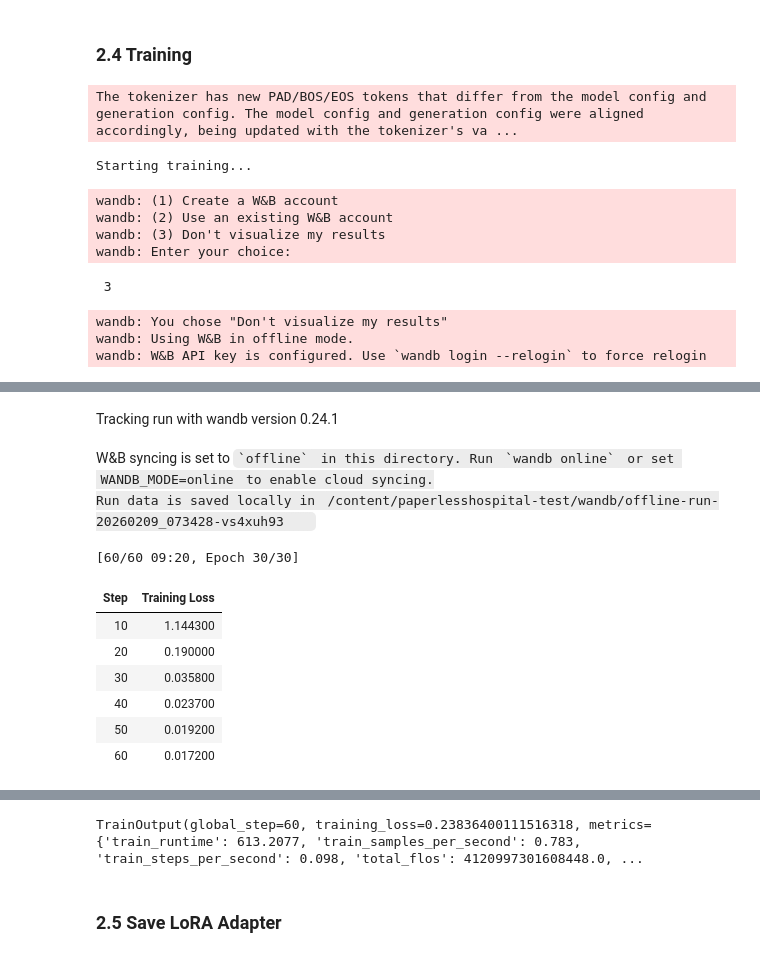
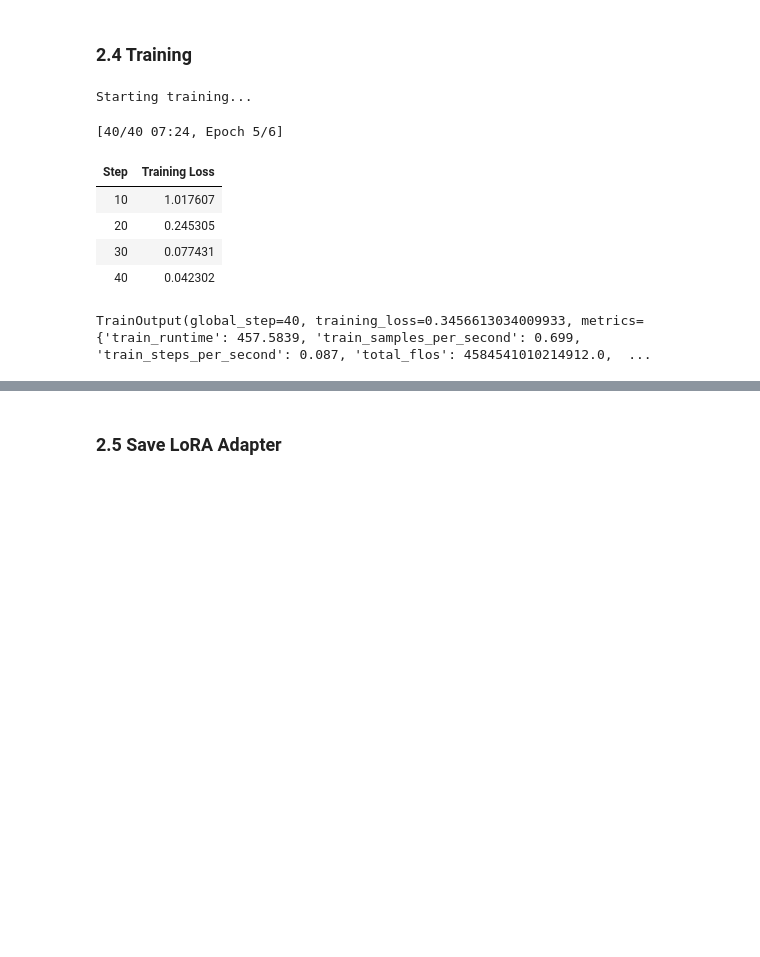
Before and after one commit to mpfordreamer/paperlesshospital-test, a Jupyter notebook: notebook.ipynb, the cells around one changed output, grey strips where cells are left out. Cells and saved outputs as stored; diff of their text form; code cells hidden in the pictures; blank space fills up the shorter version.

```diff
--- a/notebook.ipynb
+++ b/notebook.ipynb
@@ -59,8 +73,9 @@ GPU: Tesla T4
 # %%
 # Paths
 PDF_PATH = Path("data/raw/permenkes-no-10-tahun-2024.pdf")
-DATASET_PATH = Path("dataset.jsonl")
+DATASET_PATH = Path("data/dataset.jsonl")
 OUTPUT_DIR = Path("outputs")
+
 
 # Model
 BASE_MODEL = "unsloth/llama-3-8b-bnb-4bit"
@@ -74,7 +89,7 @@ LORA_TARGET_MODULES = ["q_proj", "k_proj", "v_proj", "o_proj", "gate_proj", "up_
 # Training Hyperparameters (optimized for T4 GPU)
 BATCH_SIZE = 2
 GRADIENT_ACCUMULATION = 4
-MAX_STEPS = 60
+MAX_STEPS = 40
 LEARNING_RATE = 2e-4
 MAX_SEQ_LENGTH = 512
 # %% [markdown]
@@ -147,0 +133,36 @@ Found 11 articles (Pasal)
+# %%
+def parse_articles_fixed(text: str) -> list:
+    """Parse articles, skipping preamble section."""
+
+    # Skip preamble (Menimbang/Mengingat) - start after MEMUTUSKAN
+    if "MEMUTUSKAN" in text:
+        split_text = text.split("MEMUTUSKAN", 1)[1]
+    else:
+        split_text = text
+
+    # Regex pattern for Pasal extraction
+    pasal_pattern = r'(?i)Pasal\s+(\d+)[\s.:)\n]+([\s\S]*?)(?=\n\s*Pasal\s+\d+|\n\s*BAB\s+[IVXLCDM]+|\n\s*KETENTUAN|\n\s*PENUTUP|$)'
+    matches = list(re.finditer(pasal_pattern, split_text))
+
+    articles = []
+    for match in matches:
+        clean_content = clean_text_robust(match.group(2))
+        if len(clean_content) > 10:
+            articles.append({
+                "number": match.group(1),
+                "content": clean_content
+            })
+
+    return articles
+# %%
+# Extract and parse
+raw_text = extract_text_from_pdf(PDF_PATH)
+articles = parse_articles_fixed(raw_text)
+
+# Verify results
+print(f"Found {len(articles)} articles.")
+
+# Check Pasal 5 content is correct (should be "Tugas Anggota", not preamble)
+for art in articles:
+    if art['number'] == '5':
+        print(f"\n[CHECK PASAL 5]: {art['content'][:200]}...")
@@ -323,36 +381,35 @@ trainable params: 41,943,040 || all params: 8,072,204,288 || trainable%: 0.5196
 # %%
 training_args = SFTConfig(
     output_dir=str(OUTPUT_DIR),
     per_device_train_batch_size=BATCH_SIZE,
     gradient_accumulation_steps=GRADIENT_ACCUMULATION,
     max_steps=MAX_STEPS,
     learning_rate=LEARNING_RATE,
-    fp16=True,
+    fp16=False,
+    bf16=True,
     logging_steps=10,
     save_steps=20,
     warmup_steps=5,
     optim="paged_adamw_8bit",
     save_total_limit=2,
     dataset_text_field="text",
 )
 
 trainer = SFTTrainer(
     model=model,
     train_dataset=dataset,
     processing_class=tokenizer,
     args=training_args,
 )
 
 print("Starting training...")
 trainer.train()
 # %% [output]
-The tokenizer has new PAD/BOS/EOS tokens that differ from the model config and generation config. The model config and generation config were aligned accordingly, being updated with the tokenizer's va ...
+Starting training...
-Starting training...
+[40/40 07:24, Epoch 5/6]
+| Step | Training Loss |
+| 10 | 1.017607 |
+| 20 | 0.245305 |
+| 30 | 0.077431 |
+| 40 | 0.042302 |
-wandb: (1) Create a W&B account
-wandb: (2) Use an existing W&B account
-wandb: (3) Don't visualize my results
-wandb: Enter your choice:
+TrainOutput(global_step=40, training_loss=0.3456613034009933, metrics={'train_runtime': 457.5839, 'train_samples_per_second': 0.699, 'train_steps_per_second': 0.087, 'total_flos': 4584541010214912.0,  ...
- 3
-wandb: You chose "Don't visualize my results"
-wandb: Using W&B in offline mode.
-wandb: W&B API key is configured. Use `wandb login --relogin` to force relogin
@@ -360,11 +415,0 @@ wandb: W&B API key is configured. Use `wandb login --relogin` to force relogin
-Tracking run with wandb version 0.24.1
-W&B syncing is set to `offline` in this directory. Run `wandb online` or set WANDB_MODE=online to enable cloud syncing.
-Run data is saved locally in /content/paperlesshospital-test/wandb/offline-run-20260209_073428-vs4xuh93
-[60/60 09:20, Epoch 30/30]
-| Step | Training Loss |
-| 10 | 1.144300 |
-| 20 | 0.190000 |
-| 30 | 0.035800 |
-| 40 | 0.023700 |
-| 50 | 0.019200 |
-| 60 | 0.017200 |
@@ -374,4 +416,3 @@ wandb: WARNING URL not available in offline run
-TrainOutput(global_step=60, training_loss=0.23836400111516318, metrics={'train_runtime': 613.2077, 'train_samples_per_second': 0.783, 'train_steps_per_second': 0.098, 'total_flos': 4120997301608448.0, ...
 # %% [markdown]
 ### 2.5 Save LoRA Adapter
 # %%
```
Also changed, not shown: parts of 20 cells of this notebook.
